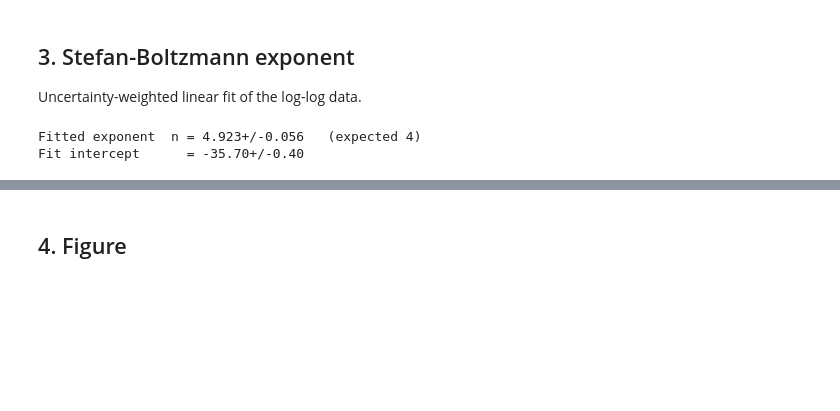
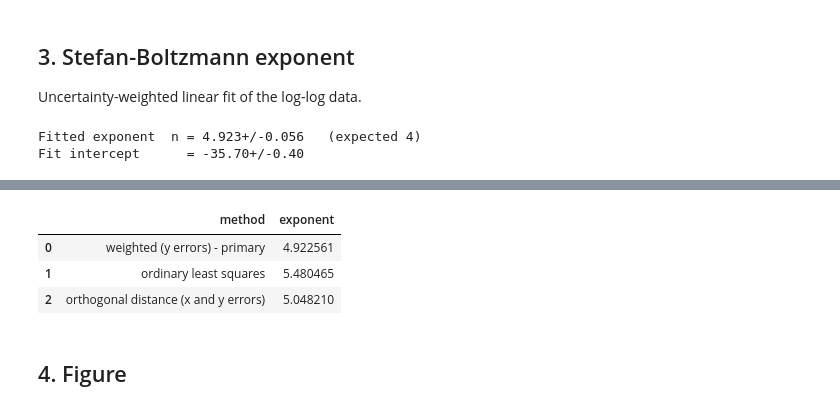
Before and after one commit to FMHemerli/fisica-experimental, a Jupyter notebook: notebooks/stefan_boltzmann.ipynb, the cells around one changed output, grey strips where cells are left out. Cells and saved outputs as stored; diff of their text form; code cells hidden in the pictures; blank space fills up the shorter version.

```diff
--- a/notebooks/stefan_boltzmann.ipynb
+++ b/notebooks/stefan_boltzmann.ipynb
@@ -73,3 +77,10 @@ Fit intercept      = -35.70+/-0.40
+# %%
+result.exponent_methods
+# %% [output]
+|  | method | exponent |
+| 0 | weighted (y errors) - primary | 4.922561 |
+| 1 | ordinary least squares | 5.480465 |
+| 2 | orthogonal distance (x and y errors) | 5.048210 |
 # %% [markdown]
 ## 4. Figure
 # %%
```
Also changed, not shown: parts of 1 cell of this notebook, 2 other files.
